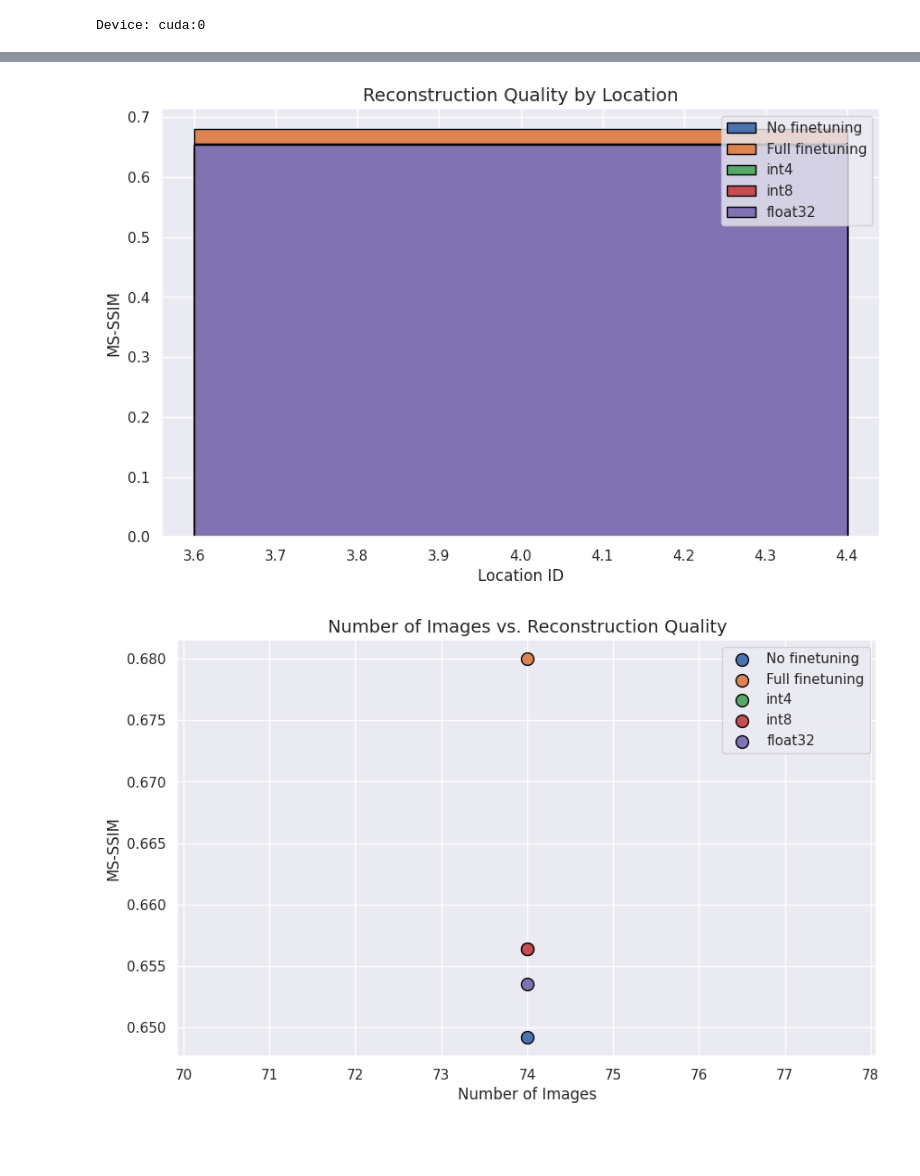
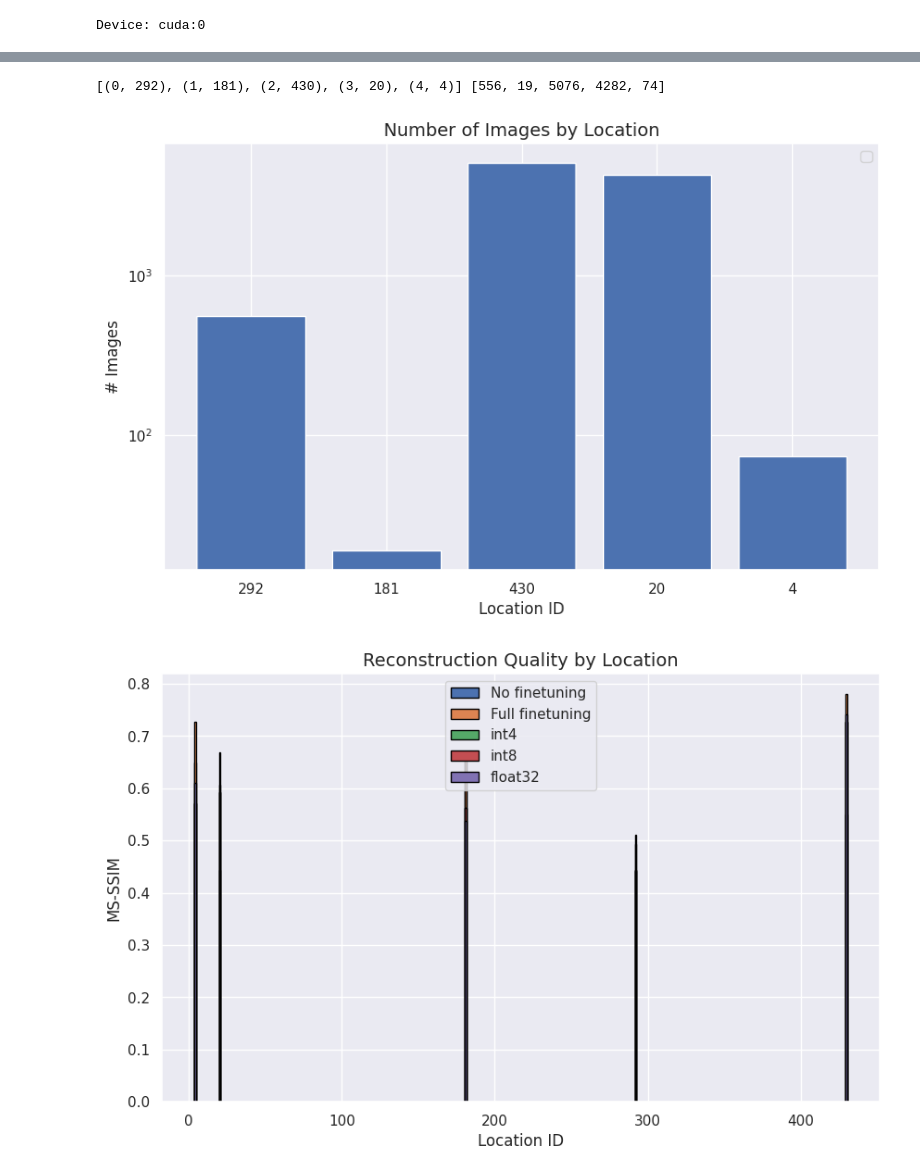
Before and after one commit to timmh/aecompression, a Jupyter notebook: lora.ipynb, the cells around one changed output, grey strips where cells are left out. Saved outputs shown, nothing was run; the diff lists cells and outputs as text; code cells hidden in the pictures; blank space fills up the shorter version.

Commit message:
final tweaks
- correct value range of reconstruction visualization
- evaluate per-location JPEG performance

```diff
--- a/lora.ipynb
+++ b/lora.ipynb
@@ -195,10 +201,4 @@ def compute_bits_per_pixel(model, latent_size, lora_precision, width, height, fi
 # %%
-our_test_set_ids = [292, 181, 430, 20, 4]
-# our_test_set_ids = [4]  # TODO: remove
-latent_dim = 8
-max_epochs = 10
-# max_epochs = 1  # TODO: remove
-
 results = []
 
 for lora_precision in [-1, 0, 4, 8, 32]:
@@ -236,6 +236,9 @@ for lora_precision in [-1, 0, 4, 8, 32]:
         #     param.requires_grad = False
         # print(f"Decoder frozen for location {loc_id}")
 
+        model_checkpoint_callback = ModelCheckpoint(save_top_k=1, monitor="val_loss")
+        def get_train_images(num, random_seed=42):
+            return torch.stack([test_set[i] for i in np.random.default_rng(seed=random_seed).integers(0, len(test_set), num)], dim=0)
         trainer = pl.Trainer(
             default_root_dir=os.path.join(CHECKPOINT_PATH, f"iwildcam_loc_{loc_id}"),
             accelerator="gpu" if str(device).startswith("cuda") else "cpu",
@@ -243,7 +246,8 @@ for lora_precision in [-1, 0, 4, 8, 32]:
             devices=1,
             max_epochs=max_epochs,
             callbacks=[
-                ModelCheckpoint(save_weights_only=True),
+                model_checkpoint_callback,
+                GenerateCallback(get_train_images(8), every_n_epochs=1),
                 LearningRateMonitor("epoch"),
                 EarlyStopping(monitor="val_loss", mode="min", patience=0),
             ]
@@ -255,6 +259,7 @@ for lora_precision in [-1, 0, 4, 8, 32]:
             trainer.fit(model, test_loader, test_loader)
             save_path = os.path.join(CHECKPOINT_PATH, f"iwildcam_latent_dim={latent_dim}_lora_loc={loc_id}.ckpt")
             trainer.save_checkpoint(save_path)
+            model.load_state_dict(torch.load(model_checkpoint_callback.best_model_path)["state_dict"])
 
         test_metrics = trainer.test(model=model, dataloaders=test_loader)[0]
 
@@ -393,10 +370,10 @@ else:
             for el in batch:
                 pil_img = Image.fromarray((el.cpu().numpy().transpose(1, 2, 0) * 255).astype(np.uint8))
 
-                for downsampling_factor in [1, 2, 4, 8, 16]:
+                for downsampling_factor in [1, 2, 4, 8]:
 
                     if downsampling_factor != 1:
-                        pil_img_downsampled = pil_img.resize((pil_img.width // downsampling_factor, pil_img.height // downsampling_factor), Image.LANCZOS)
+                        pil_img_downsampled = pil_img.resize((round(pil_img.width / downsampling_factor), round(pil_img.height / downsampling_factor)), Image.LANCZOS)
                     else:
                         pil_img_downsampled = pil_img
 
@@ -421,7 +398,7 @@ else:
                             el_ms_ssim = ms_ssim(el[None, ...], el_reconstructed[None, ...], 1).item()
                         except:
                             el_ms_ssim = -1
-                        jpeg_results.append(dict(quality=quality, bpp=el_bpp, ssim=el_ssim, ms_ssim=el_ms_ssim))
+                        jpeg_results.append(dict(loc_id=loc_id, quality=quality, bpp=el_bpp, ssim=el_ssim, ms_ssim=el_ms_ssim))
 
     os.makedirs("cache", exist_ok=True)
     jpeg_df = pd.DataFrame(jpeg_results)
@@ -445,12 +406,31 @@ jpeg_df
 # %%
 # Step 6: Visualize the results
 # Bar chart of reconstruction error by location
+
+results_df = pd.read_csv("cache/results.csv", index_col=0)
 
 lora_precision_labels = dict({ 32: "float32", 8: "int8", 4: "int4", 0: "Full finetuning", -1: "No finetuning" })
 
 results_df["lora_precision"] = results_df["lora_precision"].fillna(-1)
 
 has_mssim = True
+
+test_set = IWildCamDataset(Path(DATASET_ROOT), split="test")
+images_per_location = {loc_id: len([i for i in test_set.data['images'] if i['location'] == loc_id]) for loc_id in our_test_set_ids}
+
+# Bar chart
+plt.figure(figsize=(10, 6))
+print(list(enumerate(images_per_location.keys())), list(images_per_location.values()))
+plt.bar(range(len(images_per_location)), images_per_location.values())
+plt.xlabel("Location ID", fontsize=12)
+plt.xticks(range(len(images_per_location)), images_per_location.keys())
+plt.ylabel("# Images", fontsize=12)
+plt.title("Number of Images by Location", fontsize=14)
+plt.grid(True)
+plt.legend()
+plt.yscale("log")
+plt.savefig("figures/num_images_by_location.pdf", bbox_inches='tight')
+plt.show()
 
 # Bar chart
 plt.figure(figsize=(10, 6))
@@ -461,6 +441,7 @@ plt.ylabel("MS-SSIM" if has_mssim else "SSIM", fontsize=12)
 plt.title("Reconstruction Quality by Location", fontsize=14)
 plt.grid(True)
 plt.legend()
+plt.savefig("figures/reconstruction_quality_by_location.pdf", bbox_inches='tight')
 plt.show()
 
 # Scatter plot of number of images vs. reconstruction error
@@ -472,6 +453,7 @@ plt.ylabel("MS-SSIM" if has_mssim else "SSIM", fontsize=12)
 plt.title("Number of Images vs. Reconstruction Quality", fontsize=14)
 plt.grid(True)
 plt.legend()
+plt.savefig("figures/number_of_images_vs_reconstruction_quality.pdf", bbox_inches='tight')
 plt.show()
 
 # Latent Bits per pixel
@@ -480,36 +462,43 @@ for lora_precision in results_df["lora_precision"].unique():
     plt.scatter(results_df[results_df["lora_precision"] == lora_precision]["latent_bpp"].mean(), results_df[results_df["lora_precision"] == lora_precision]["test_ms_ssim" if has_mssim else "test_ssim"].mean(), edgecolor='black', s=100, label=f"Ours ({lora_precision_labels[lora_precision]})")
 jpeg_df_agg = jpeg_df.groupby("quality").mean(numeric_only=True)
 plt.plot(jpeg_df_agg["bpp"], jpeg_df_agg["ms_ssim" if has_mssim else "ssim"], label="JPEG")
+plt.xscale("log")
 plt.xlabel("Bits per pixel (latent)", fontsize=12)
 plt.ylabel("MS-SSIM" if has_mssim else "SSIM", fontsize=12)
 plt.title("Latent Bits per pixel vs. Reconstruction Quality", fontsize=14)
 plt.grid(True)
 plt.legend()
+plt.savefig("figures/overall_latent_bits_per_pixel_vs_reconstruction_quality.pdf", bbox_inches='tight')
 plt.show()
 
 # Param Bits per pixel
 plt.figure(figsize=(10, 6))
 for lora_precision in results_df["lora_precision"].unique():
     plt.scatter((results_df[results_df["lora_precision"] == lora_precision]["param_bpp"] / results_df[results_df["lora_precision"] == lora_precision]["n_images"]).mean(), results_df[results_df["lora_precision"] == lora_precision]["test_ms_ssim" if has_mssim else "test_ssim"].mean(), edgecolor='black', s=100, label=f"Ours ({lora_precision_labels[lora_precision]})")
 plt.plot(0 * jpeg_df_agg["bpp"], jpeg_df_agg["ms_ssim" if has_mssim else "ssim"], label="JPEG")
+plt.xscale("log")
 plt.xlabel("Bits per pixel (parameter, amortized over all images)", fontsize=12)
 plt.ylabel("MS-SSIM" if has_mssim else "SSIM", fontsize=12)
 plt.title("Parameter Bits per pixel vs. Reconstruction Quality", fontsize=14)
 plt.grid(True)
 plt.legend()
+plt.savefig("figures/overall_parameter_bits_per_pixel_vs_reconstruction_quality.pdf", bbox_inches='tight')
 plt.show()
 
 # Total Bits per pixel
 plt.figure(figsize=(10, 6))
 for lora_precision in results_df["lora_precision"].unique():
     plt.scatter(results_df[results_df["lora_precision"] == lora_precision]["latent_bpp"].mean() + (results_df[results_df["lora_precision"] == lora_precision]["param_bpp"] / results_df[results_df["lora_precision"] == lora_precision]["n_images"]).mean(), results_df[results_df["lora_precision"] == lora_precision]["test_ms_ssim" if has_mssim else "test_ssim"].mean(), edgecolor='black', s=100, label=f"Ours ({lora_precision_labels[lora_precision]})")
 plt.plot(jpeg_df_agg["bpp"], jpeg_df_agg["ms_ssim" if has_mssim else "ssim"], label="JPEG")
+plt.xscale("log")
 plt.xlabel("Bits per pixel (latent + parameter, amortized over all images)", fontsize=12)
 plt.ylabel("MS-SSIM" if has_mssim else "SSIM", fontsize=12)
 plt.title("Total Bits per pixel vs. Reconstruction Quality", fontsize=14)
 plt.grid(True)
 plt.legend()
+plt.savefig("figures/overall_total_bits_per_pixel_vs_reconstruction_quality.pdf", bbox_inches='tight')
 plt.show()
 # %% [output]
+[(0, 292), (1, 181), (2, 430), (3, 20), (4, 4)] [556, 19, 5076, 4282, 74]
-[figure, old version]
+[figure, new version]
-[figure, old version]
+[figure, new version]
```
Also changed, not shown: parts of 6 cells of this notebook, 1 other file.
